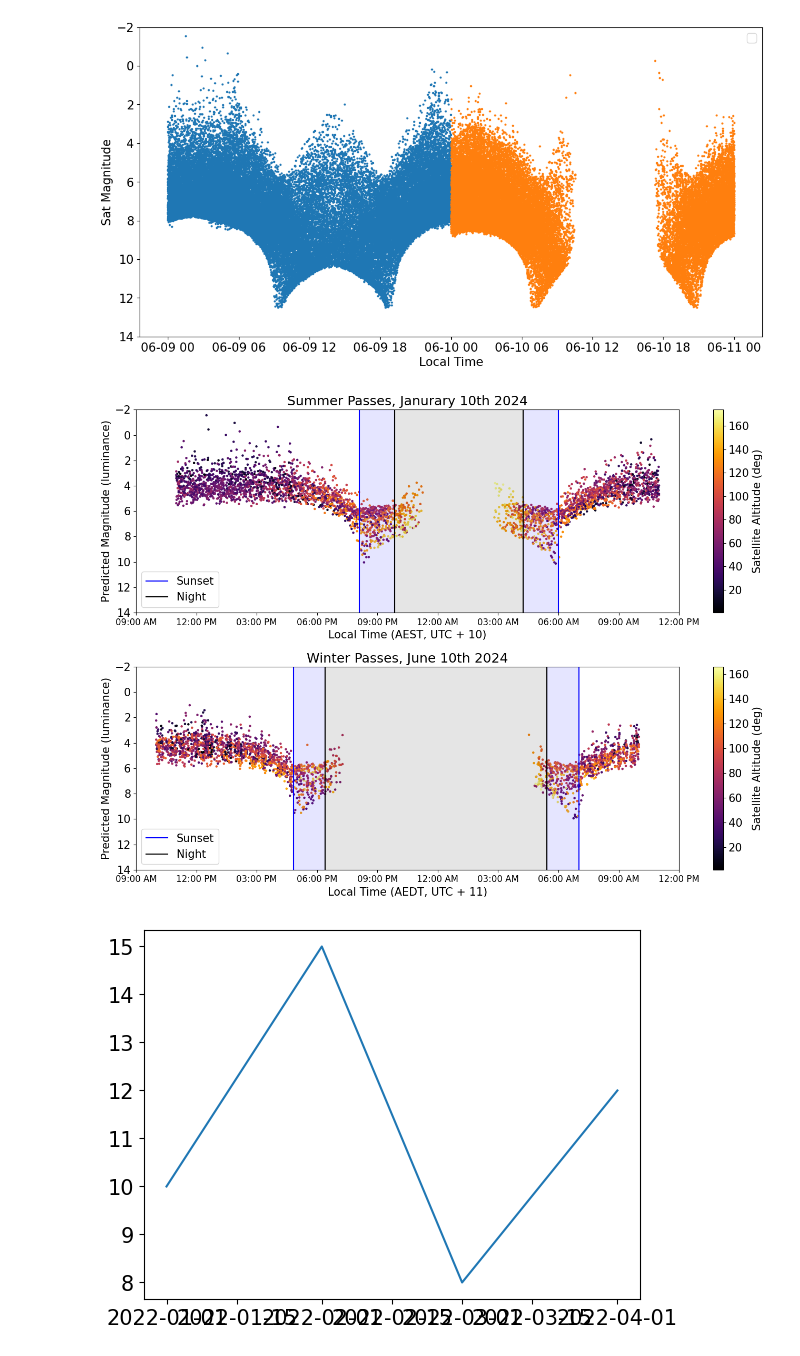
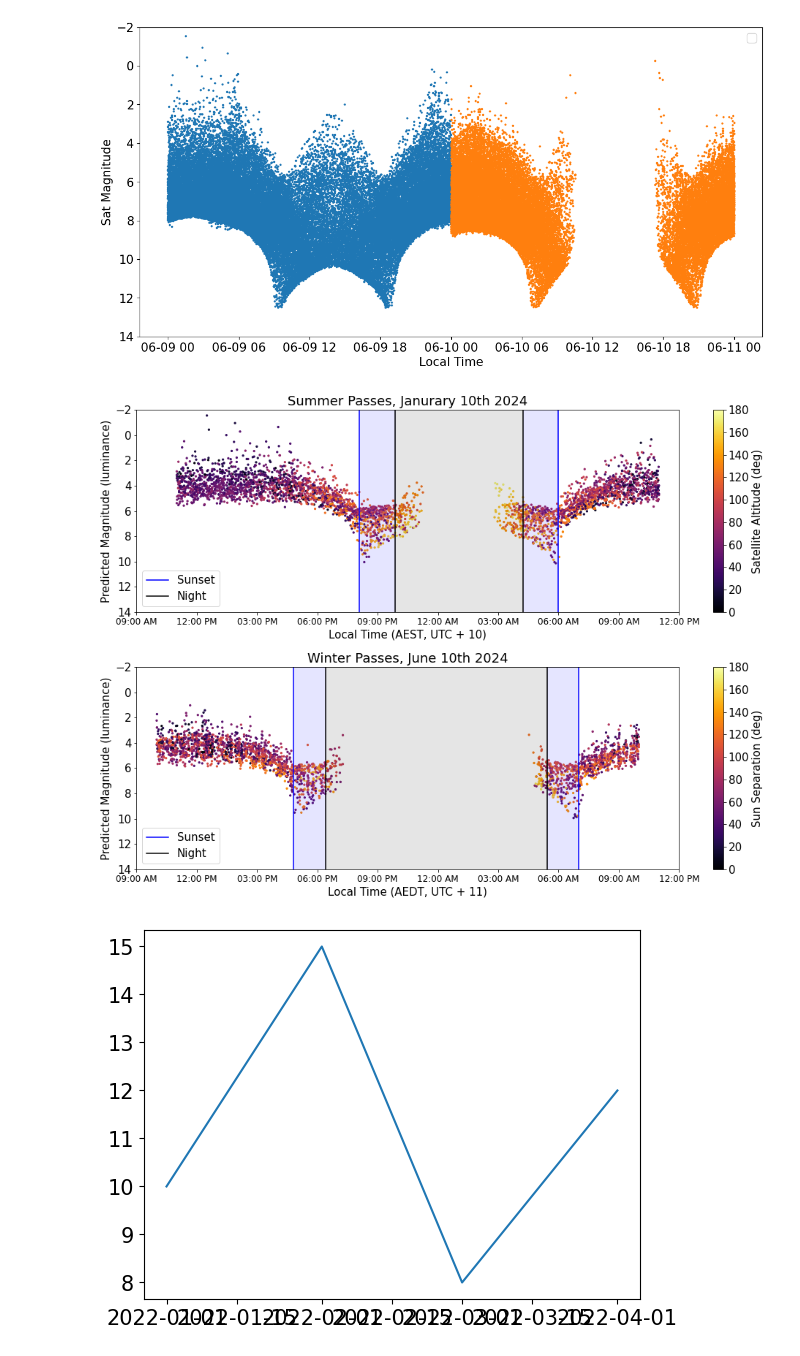
Before and after one commit to Physarah/satellite-optical-brightness, a Jupyter notebook: analysis/plotting_starlinks_day.ipynb, the cells around one changed output. Cells and saved outputs as stored; diff of their text form; code cells hidden in the pictures.

```diff
--- a/analysis/plotting_starlinks_day.ipynb
+++ b/analysis/plotting_starlinks_day.ipynb
@@ -119,7 +119,7 @@ plt.ylabel("Predicted Magnitude (luminance)")
 plt.title("Summer Passes, Janurary 10th 2024")
 plt.xlim(datetime(year = 2024, month = 1, day = 10, hour = 9),datetime(year = 2024, month = 1, day = 11, hour = 12))
 plt.ylim(14, -2)
-#plt.clim(30,90)
+plt.clim(0,180)
 plt.legend()
 
 # Create the second subplot (lower panel)
@@ -139,37 +139,37 @@ plt.axvline(datetime(year = 2024, month = 6, day = 10, hour = 8, minute=24)+ tim
 plt.axvline(datetime(year = 2024, month = 6, day = 10, hour = 21, minute=1)+ timedelta(hours = 10),
             color = 'blue')
 
 plt.axvspan(datetime(year = 2024, month = 6, day = 10, hour = 6, minute=49)+ timedelta(hours = 10),
             datetime(year = 2024, month = 6, day = 10, hour = 8, minute=24)+ timedelta(hours = 10),
             alpha=0.1, color='blue')
 
 plt.axvspan(datetime(year = 2024, month = 6, day = 10, hour = 8, minute=24)+ timedelta(hours = 10),
             datetime(year = 2024, month = 6, day = 10, hour = 19, minute=26)+ timedelta(hours = 10),
             alpha=0.1, color='black')
 
 plt.axvspan(datetime(year = 2024, month = 6, day = 10, hour = 19, minute=26)+ timedelta(hours = 10),
             datetime(year = 2024, month = 6, day = 10, hour = 21, minute=1)+ timedelta(hours = 10),
             alpha=0.1, color='blue')
 
 plt.title("Winter Passes, June 10th 2024")
-plt.colorbar(label = "Satellite Altitude (deg)")
+plt.colorbar(label = "Sun Separation (deg)")
 plt.gca().xaxis.set_major_formatter(mdates.DateFormatter('%I:%M %p'))
 plt.xlabel("Local Time (AEDT, UTC + 11)")
 plt.xticks(fontsize = 12)
 plt.ylabel("Predicted Magnitude (luminance)")
 
 plt.ylim(14, -2)
 plt.xlim(datetime(year = 2024, month = 6, day = 10, hour = 9),datetime(year = 2024, month = 6, day = 11, hour = 12))
 
-#plt.clim(30,90)
+plt.clim(0,180)
 plt.legend(loc = "lower left")
 # Adjust layout to prevent overlapping titles and labels
 plt.tight_layout()
 
 # Show the plot
-#plt.savefig('/Users/physarah/Desktop/figure_1_sat_passes.png')
+plt.savefig('/Users/physarah/Desktop/figure_1_sat_passes_version2.png')
 # %% [output]
-[figure, old version]
+[figure, new version]
 # %%
 import matplotlib.pyplot as plt
 import matplotlib.dates as mdates
```
Also changed, not shown: parts of 15 cells of this notebook, 13 other files.
